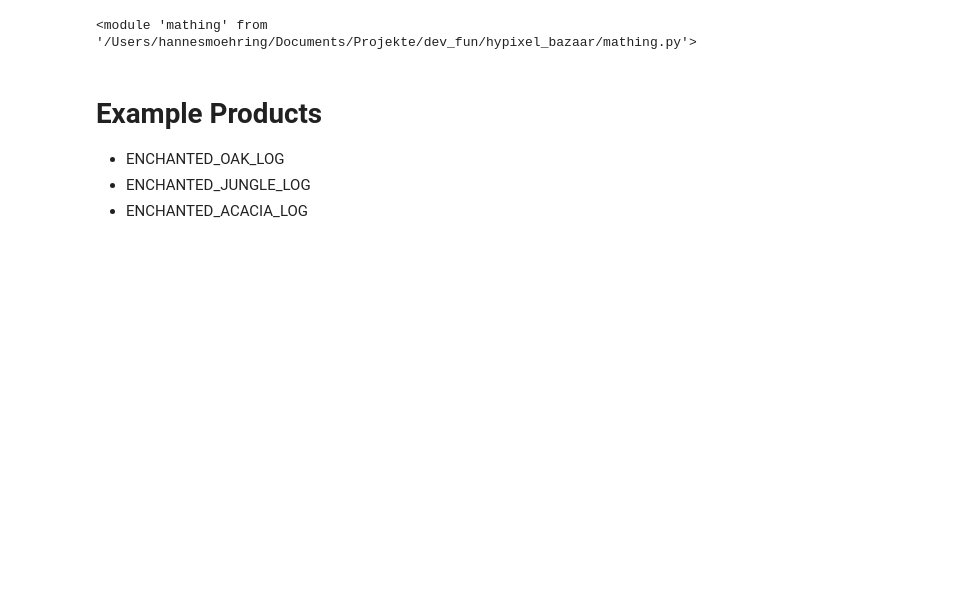
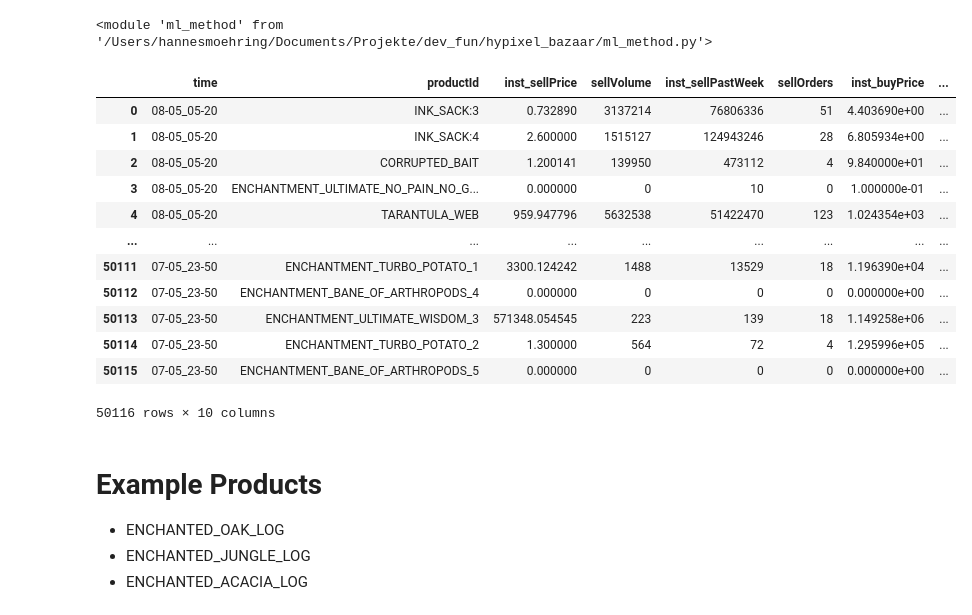
Before and after one commit to hannesmoehring/hypixel_bazaar, a Jupyter notebook: notebook.ipynb, the cells around one changed output. Drawn from its saved outputs; the diff is of its cells as text; code cells hidden in the pictures; blank space fills up the shorter version.

```diff
--- a/notebook.ipynb
+++ b/notebook.ipynb
@@ -6,16 +8,34 @@ DATA_DIR = "data/data_30min"
 import data_prep
 import plotting
 import mathing
+import ml_method
+
 importlib.reload(data_prep)
 importlib.reload(plotting)
 importlib.reload(mathing)
+importlib.reload(ml_method)
 # %% [output]
-<module 'mathing' from '/Users/hannesmoehring/Documents/Projekte/dev_fun/hypixel_bazaar/mathing.py'>
+<module 'ml_method' from '/Users/hannesmoehring/Documents/Projekte/dev_fun/hypixel_bazaar/ml_method.py'>
 # %%
 raw_data = data_prep.load_all_json(DATA_DIR)
 # %%
 df = data_prep.init_dataframe(raw_data)
 df_copy = df.copy()
+df
+# %% [output]
+|  | time | productId | inst_sellPrice | sellVolume | inst_sellPastWeek | sellOrders | inst_buyPrice | ... |
+| 0 | 08-05_05-20 | INK_SACK:3 | 0.732890 | 3137214 | 76806336 | 51 | 4.403690e+00 | ... |
+| 1 | 08-05_05-20 | INK_SACK:4 | 2.600000 | 1515127 | 124943246 | 28 | 6.805934e+00 | ... |
+| 2 | 08-05_05-20 | CORRUPTED_BAIT | 1.200141 | 139950 | 473112 | 4 | 9.840000e+01 | ... |
+| 3 | 08-05_05-20 | ENCHANTMENT_ULTIMATE_NO_PAIN_NO_G... | 0.000000 | 0 | 10 | 0 | 1.000000e-01 | ... |
+| 4 | 08-05_05-20 | TARANTULA_WEB | 959.947796 | 5632538 | 51422470 | 123 | 1.024354e+03 | ... |
+| ... | ... | ... | ... | ... | ... | ... | ... | ... |
+| 50111 | 07-05_23-50 | ENCHANTMENT_TURBO_POTATO_1 | 3300.124242 | 1488 | 13529 | 18 | 1.196390e+04 | ... |
+| 50112 | 07-05_23-50 | ENCHANTMENT_BANE_OF_ARTHROPODS_4 | 0.000000 | 0 | 0 | 0 | 0.000000e+00 | ... |
+| 50113 | 07-05_23-50 | ENCHANTMENT_ULTIMATE_WISDOM_3 | 571348.054545 | 223 | 139 | 18 | 1.149258e+06 | ... |
+| 50114 | 07-05_23-50 | ENCHANTMENT_TURBO_POTATO_2 | 1.300000 | 564 | 72 | 4 | 1.295996e+05 | ... |
+| 50115 | 07-05_23-50 | ENCHANTMENT_BANE_OF_ARTHROPODS_5 | 0.000000 | 0 | 0 | 0 | 0.000000e+00 | ... |
+50116 rows × 10 columns
 # %%
 df['datetime'] = df['time'].apply(data_prep.convert_time)
 # %% [markdown]
```
Also changed, not shown: parts of 9 cells of this notebook, 3 other files.
